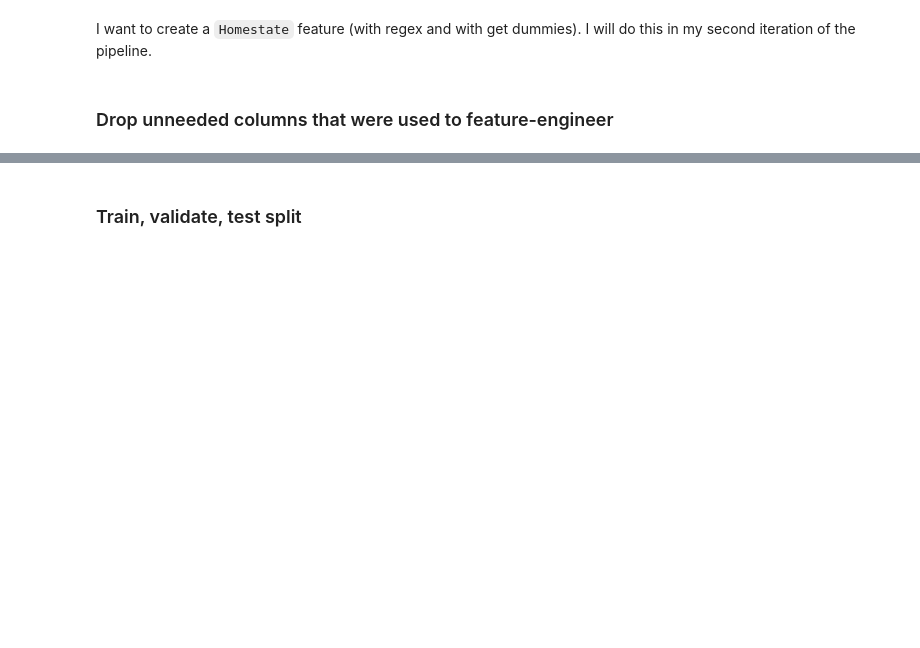
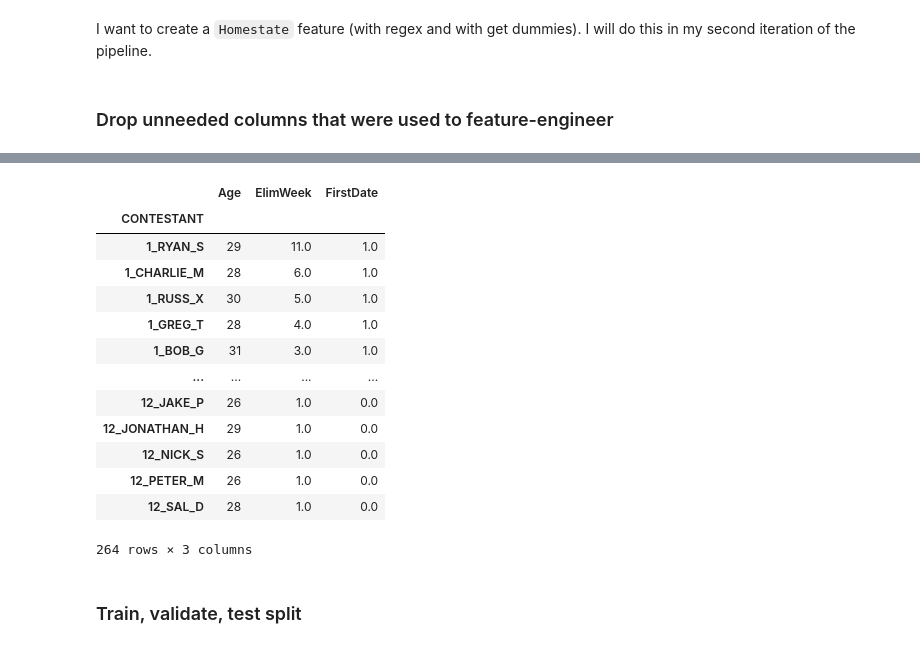
Before and after one commit to KwameTaylor/bachelorette-predictor, a Jupyter notebook: preprocessing.ipynb, the cells around one changed output, grey strips where cells are left out. Saved outputs shown, nothing was run; the diff lists cells and outputs as text; code cells hidden in the pictures; blank space fills up the shorter version.

```diff
--- a/preprocessing.ipynb
+++ b/preprocessing.ipynb
@@ -484,2 +503,24 @@
+# %%
+df = df.drop(columns=['DATES-2', 'DATES-3', 'DATES-4', 'DATES-5',
+       'DATES-6', 'DATES-7', 'DATES-8', 'DATES-9', 'DATES-10',
+       'Dates2-Calculated', 'Dates3-Calculated', 'Dates4-Calculated',
+       'Dates5-Calculated', 'Dates6-Calculated', 'Dates7-Calculated',
+       'Dates8-Calculated', 'Dates9-Calculated', 'Dates10-Calculated'])
+df
+# %% [output]
+|  | Age | ElimWeek | FirstDate |
+| CONTESTANT |  |  |  |
+| 1_RYAN_S | 29 | 11.0 | 1.0 |
+| 1_CHARLIE_M | 28 | 6.0 | 1.0 |
+| 1_RUSS_X | 30 | 5.0 | 1.0 |
+| 1_GREG_T | 28 | 4.0 | 1.0 |
+| 1_BOB_G | 31 | 3.0 | 1.0 |
+| ... | ... | ... | ... |
+| 12_JAKE_P | 26 | 1.0 | 0.0 |
+| 12_JONATHAN_H | 29 | 1.0 | 0.0 |
+| 12_NICK_S | 26 | 1.0 | 0.0 |
+| 12_PETER_M | 26 | 1.0 | 0.0 |
+| 12_SAL_D | 28 | 1.0 | 0.0 |
+264 rows × 3 columns
 # %% [markdown]
 ### Train, validate, test split
```
Also changed, not shown: parts of 18 cells of this notebook, 1 other file.
